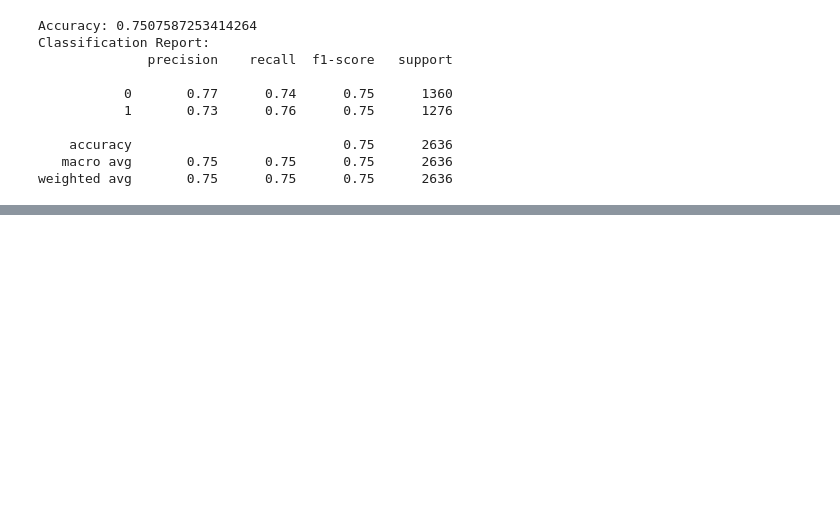
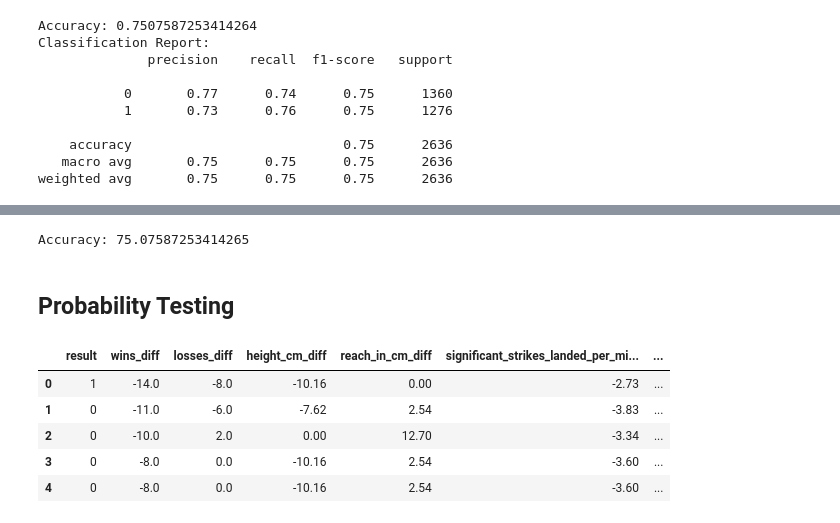
Before and after one commit to bendavid791/musical-diver, a Jupyter notebook: ultimate_fighter/ufc_fighter_analysis.ipynb, the cells around one changed output, grey strips where cells are left out. Drawn from its saved outputs; the diff is of its cells as text; code cells hidden in the pictures; blank space fills up the shorter version.

```diff
--- a/ultimate_fighter/ufc_fighter_analysis.ipynb
+++ b/ultimate_fighter/ufc_fighter_analysis.ipynb
@@ -488,0 +513,19 @@ hmm looks like 75% is the highest we get here
+# %%
+y_pred = model.predict(X_test_scaled)
+
+# Evaluate accuracy
+accuracy = accuracy_score(y_test, y_pred)
+print(f"Accuracy: {accuracy * 100}")
+# %% [output]
+Accuracy: 75.07587253414265
+# %% [markdown]
+## Probability Testing
+# %%
+model_data.head()
+# %% [output]
+|  | result | wins_diff | losses_diff | height_cm_diff | reach_in_cm_diff | significant_strikes_landed_per_mi... | ... |
+| 0 | 1 | -14.0 | -8.0 | -10.16 | 0.00 | -2.73 | ... |
+| 1 | 0 | -11.0 | -6.0 | -7.62 | 2.54 | -3.83 | ... |
+| 2 | 0 | -10.0 | 2.0 | 0.00 | 12.70 | -3.34 | ... |
+| 3 | 0 | -8.0 | 0.0 | -10.16 | 2.54 | -3.60 | ... |
+| 4 | 0 | -8.0 | 0.0 | -10.16 | 2.54 | -3.60 | ... |
```
Also changed, not shown: parts of 23 cells of this notebook.
